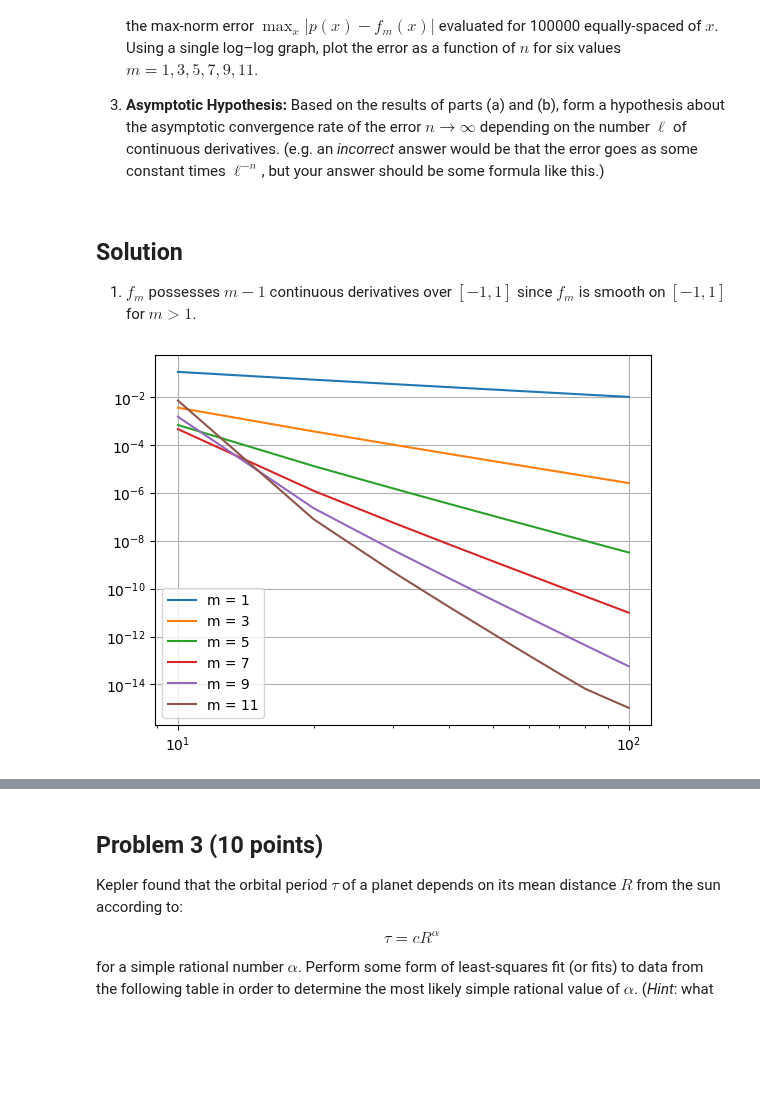
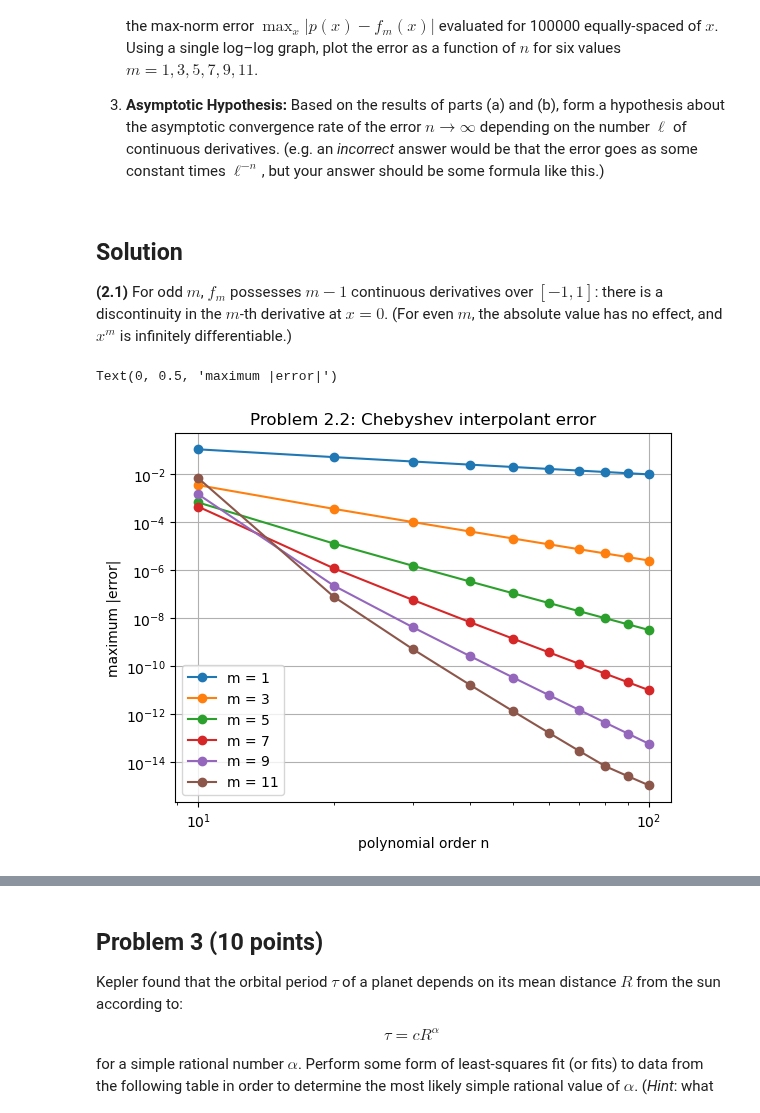
Before and after one commit to mitmath/numerical_hub, a Jupyter notebook: psets/pset2sol.ipynb, the cells around one changed output, grey strips where cells are left out. Cells and saved outputs as stored; diff of their text form; code cells hidden in the pictures; blank space fills up the shorter version.

```diff
--- a/psets/pset2sol.ipynb
+++ b/psets/pset2sol.ipynb
@@ -189,36 +248,39 @@ Consider the family of functions $f_m(x) = |x|^m$ for odd integers $m=1,3,5,\ldo
 # %% [markdown]
 ## Solution
 
-1. $f_m$ possesses $m - 1$ continuous derivatives over $[-1,1]$ since $f_m$ is smooth on $[-1,1]$ for $m > 1$.
+**(2.1)** For odd $m$, $f_m$ possesses $m - 1$ continuous derivatives over $[-1,1]$: there is a discontinuity in the $m$-th derivative at $x=0$.   (For even $m$, the absolute value has no effect, and $x^m$ is infinitely differentiable.)
 # %%
 import numpy as np
 import matplotlib.pyplot as plt
 
 N_vals = [10, 20, 30, 40, 50, 60, 70, 80, 90, 100]
 m_vals = [1, 3, 5, 7, 9, 11]
 err_vals = np.zeros((len(m_vals), len(N_vals)))
 
 for ind_m, m in enumerate(m_vals):
     for ind_n, N in enumerate(N_vals):
         x_interp = np.cos(np.linspace(-np.pi, 0, N))
         x_vals = np.linspace(-1, 1, 10000)
         y_interp = abs(x_interp) ** m
 
         vander = [[np.cos(k * np.arccos(x_val)) for k in range(N)] for x_val in x_interp]
 
         # print(vander)
         beta_vals = np.linalg.solve(vander, y_interp)
 
         x_pred = [[np.cos(k * np.arccos(x_val)) for k in range(N)] for x_val in x_vals] @ beta_vals
         y_vals = abs(x_vals) ** m
         err_vals[ind_m, ind_n] = np.max(abs(x_pred - y_vals))
 
 for ind_m, m in enumerate(m_vals):
-    plt.loglog(N_vals, err_vals[ind_m], label="m = " + str(m))
+    plt.loglog(N_vals, err_vals[ind_m], "o-", label="m = " + str(m))
 
 plt.legend()
 plt.grid()
-plt.show()
+plt.title("Problem 2.2: Chebyshev interpolant error")
+plt.xlabel("polynomial order n")
+plt.ylabel("maximum |error|")
 # %% [output]
+Text(0, 0.5, 'maximum |error|')
-[figure, old version]
+[figure, new version]
 # %% [markdown]
```
Also changed, not shown: parts of 24 cells of this notebook.
